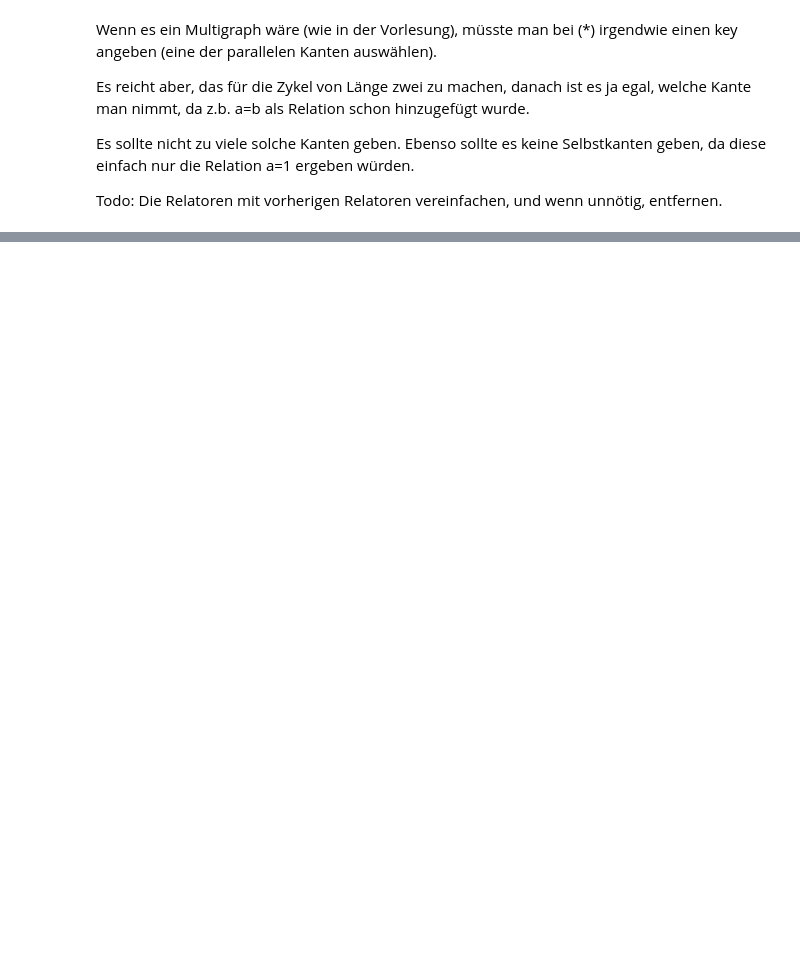
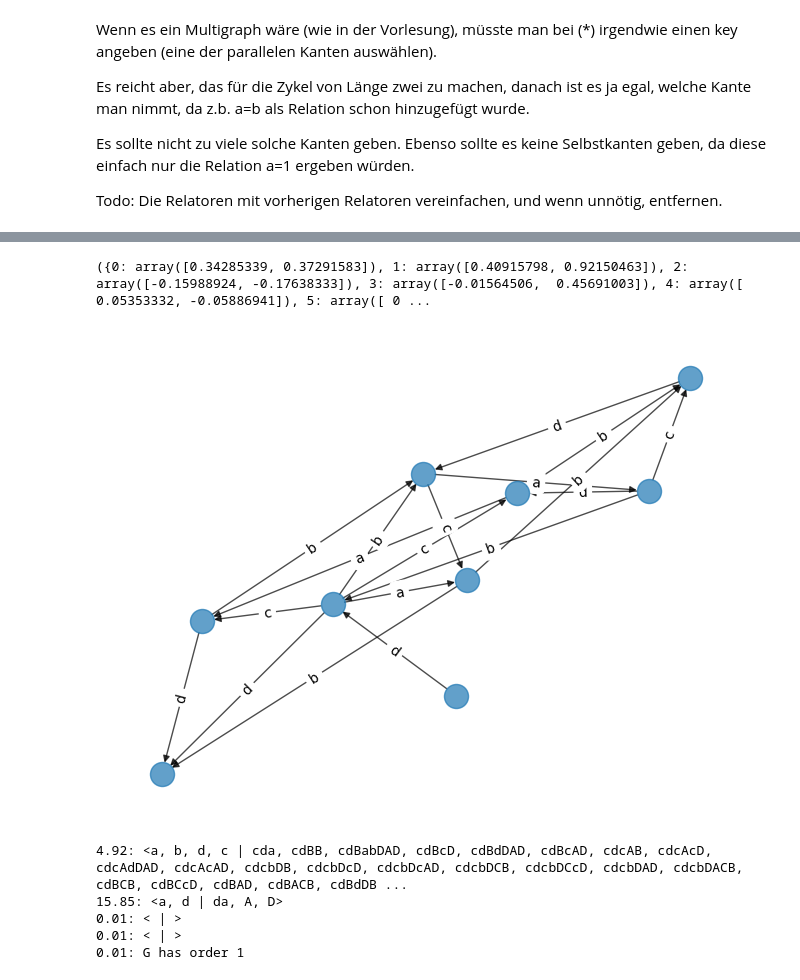
Before and after one commit to p4jo/FPGroups, a Jupyter notebook: RandomGroups.ipynb, the cells around one changed output, grey strips where cells are left out. Drawn from its saved outputs; the diff is of its cells as text; code cells hidden in the pictures; blank space fills up the shorter version.

Commit message:
Allow generator and inverse at one node. Reduce relators in an inefficient way. Refactoring

```diff
--- a/RandomGroups.ipynb
+++ b/RandomGroups.ipynb
@@ -159,0 +183,56 @@ except Exception as e:
+# %%
+from time import time
+T = time()
+def print_time():
+    global T
+    t = time()
+    print(round(t - T, 2), end=': ')
+    T = t
+# %%
+valency = [5,5,5,4,4,4,3,3,3]
+graph = nx.expected_degree_graph(valency, selfloops=False) # selfloops: s.u.
+degree = max([d for n,d in graph.degree]) # can be more than max(valency), bc of randomness
+
+assign_random_orientation(graph)
+# multi_graph = nx.MultiGraph( graph ) # s. Bem.
+
+K = degree // 2 + degree % 2 # number of generators
+generator_names = get_generator_names(K)
+assign_random_generators(graph, generator_names)
+
+dir_graph = addReverseEdges(graph)
+oriented_graph = removeReverseEdges(dir_graph)
+
+draw_graph(oriented_graph)
+
+relators = relators_from_graph(dir_graph)
+print_time()
+print_group(generator_names, relators)
+
+
+## reduce relations. First time takes a long time
+init_free_group(generator_names)
+relations = [toSympyRelation(relator) for relator in relators]
+red_relations = relations
+for i in range(3):
+    red_relations = reducedRelations(red_relations, reversed = i % 2 == 1)
+    print_time()
+    print_group(generator_names, [ sympyRelationToText(r) for r in red_relations])
+
+
+G = FpGroup(F, red_relations)
+try:
+    o = G.order()
+    print_time()
+    print("G has order", o)
+except Exception as e:
+    print_time()
+    print(e)
+# %% [output]
+({0: array([0.34285339, 0.37291583]), 1: array([0.40915798, 0.92150463]), 2: array([-0.15988924, -0.17638333]), 3: array([-0.01564506,  0.45691003]), 4: array([ 0.05353332, -0.05886941]), 5: array([ 0 ...
+[figure, added]
+4.92: <a, b, d, c | cda, cdBB, cdBabDAD, cdBcD, cdBdDAD, cdBcAD, cdcAB, cdcAcD, cdcAdDAD, cdcAcAD, cdcbDB, cdcbDcD, cdcbDcAD, cdcbDCB, cdcbDCcD, cdcbDAD, cdcbDACB, cdBCB, cdBCcD, cdBAD, cdBACB, cdBdDB ...
+15.85: <a, d | da, A, D>
+0.01: < | >
+0.01: < | >
+0.01: G has order 1
```
Also changed, not shown: parts of 5 cells of this notebook.
